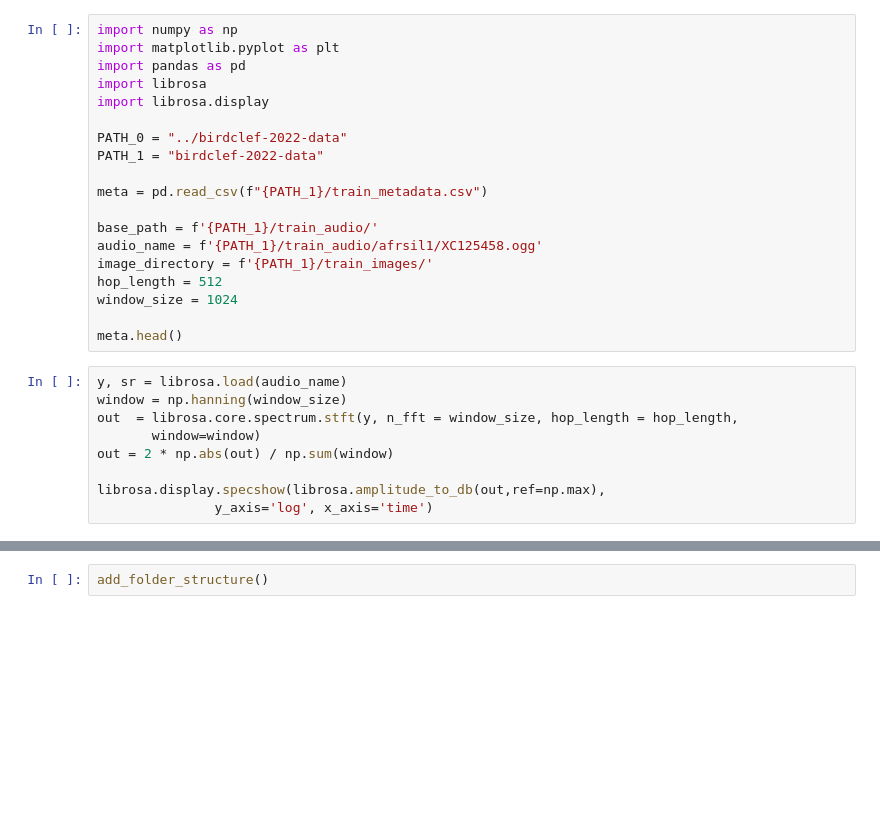
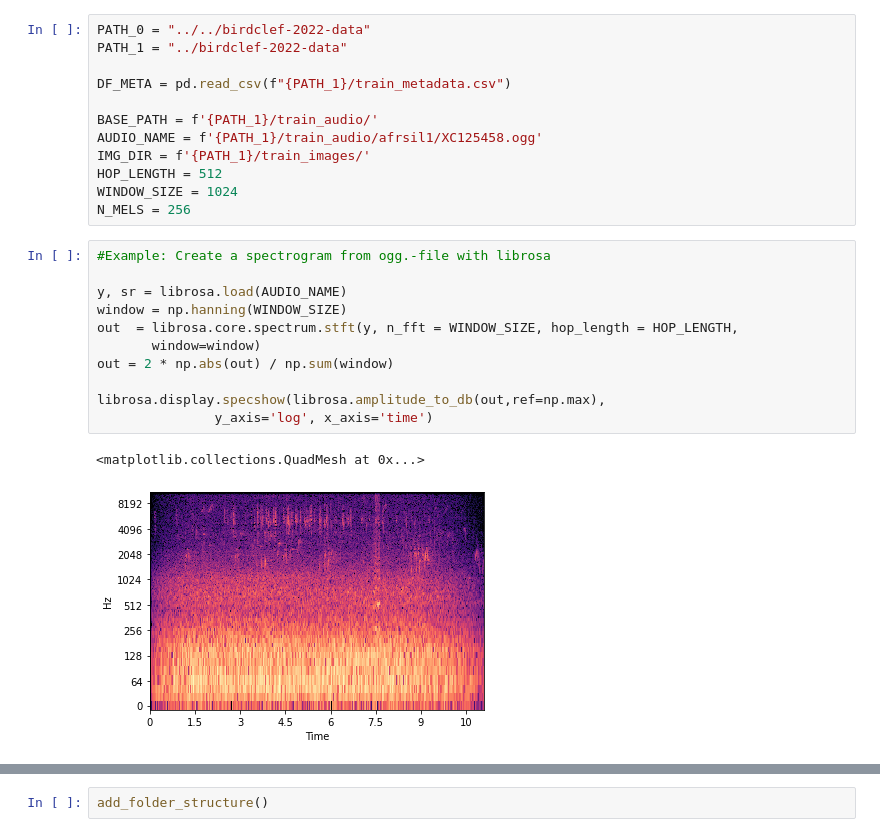
Before and after one commit to HuBaX/birdclef2022, a Jupyter notebook: spectrograms/spectograms.ipynb, the cells around one changed output, grey strips where cells are left out. Saved outputs shown, nothing was run; the diff lists cells and outputs as text; blank space fills up the shorter version.

```diff
--- a/spectrograms/spectograms.ipynb
+++ b/spectrograms/spectograms.ipynb
@@ -1,29 +9,27 @@
 # %%
-import numpy as np
-import matplotlib.pyplot as plt
-import pandas as pd
-import librosa
-import librosa.display
+PATH_0 = "../../birdclef-2022-data"
+PATH_1 = "../birdclef-2022-data"
 
-PATH_0 = "../birdclef-2022-data"
-PATH_1 = "birdclef-2022-data"
+DF_META = pd.read_csv(f"{PATH_1}/train_metadata.csv")
 
-meta = pd.read_csv(f"{PATH_1}/train_metadata.csv")
-
-base_path = f'{PATH_1}/train_audio/'
-audio_name = f'{PATH_1}/train_audio/afrsil1/XC125458.ogg'
-image_directory = f'{PATH_1}/train_images/'
-hop_length = 512
-window_size = 1024
-
-meta.head()
+BASE_PATH = f'{PATH_1}/train_audio/'
+AUDIO_NAME = f'{PATH_1}/train_audio/afrsil1/XC125458.ogg'
+IMG_DIR = f'{PATH_1}/train_images/'
+HOP_LENGTH = 512
+WINDOW_SIZE = 1024
+N_MELS = 256
 # %%
-y, sr = librosa.load(audio_name)
-window = np.hanning(window_size)
-out  = librosa.core.spectrum.stft(y, n_fft = window_size, hop_length = hop_length,
+#Example: Create a spectrogram from ogg.-file with librosa
+
+y, sr = librosa.load(AUDIO_NAME)
+window = np.hanning(WINDOW_SIZE)
+out  = librosa.core.spectrum.stft(y, n_fft = WINDOW_SIZE, hop_length = HOP_LENGTH,
        window=window)
 out = 2 * np.abs(out) / np.sum(window)
 
 librosa.display.specshow(librosa.amplitude_to_db(out,ref=np.max),
                y_axis='log', x_axis='time')
+# %% [output]
+<matplotlib.collections.QuadMesh at 0x...>
+[figure, added]
 # %%
```
Also changed, not shown: parts of 6 cells of this notebook, 2 other files.
